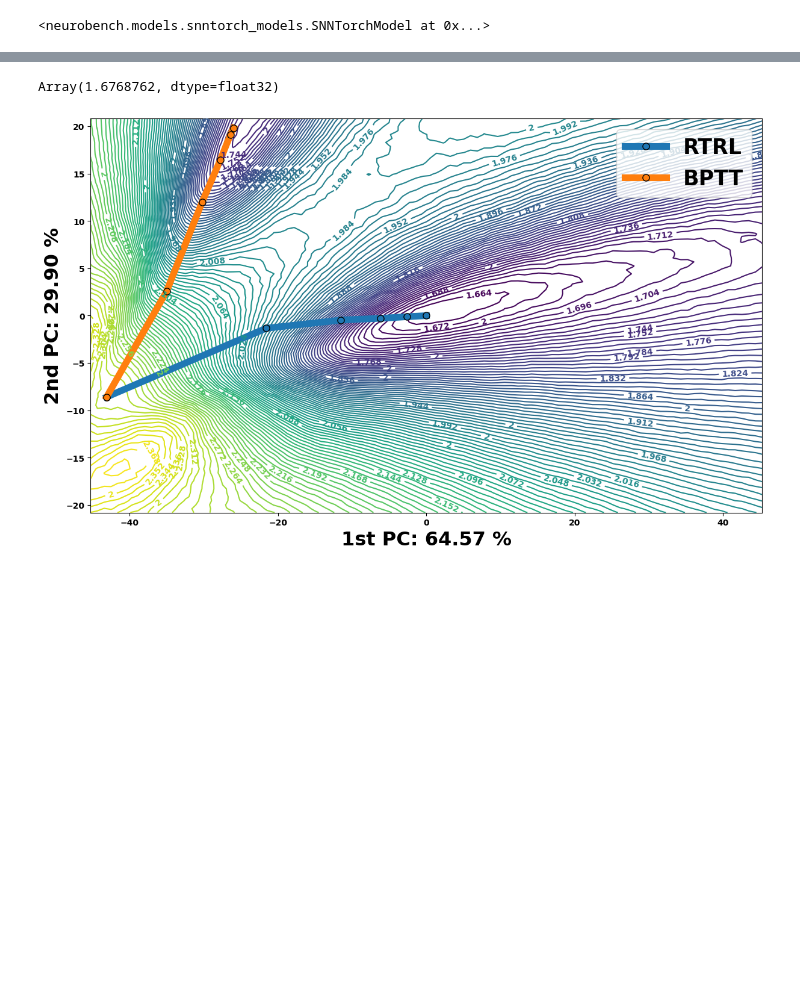
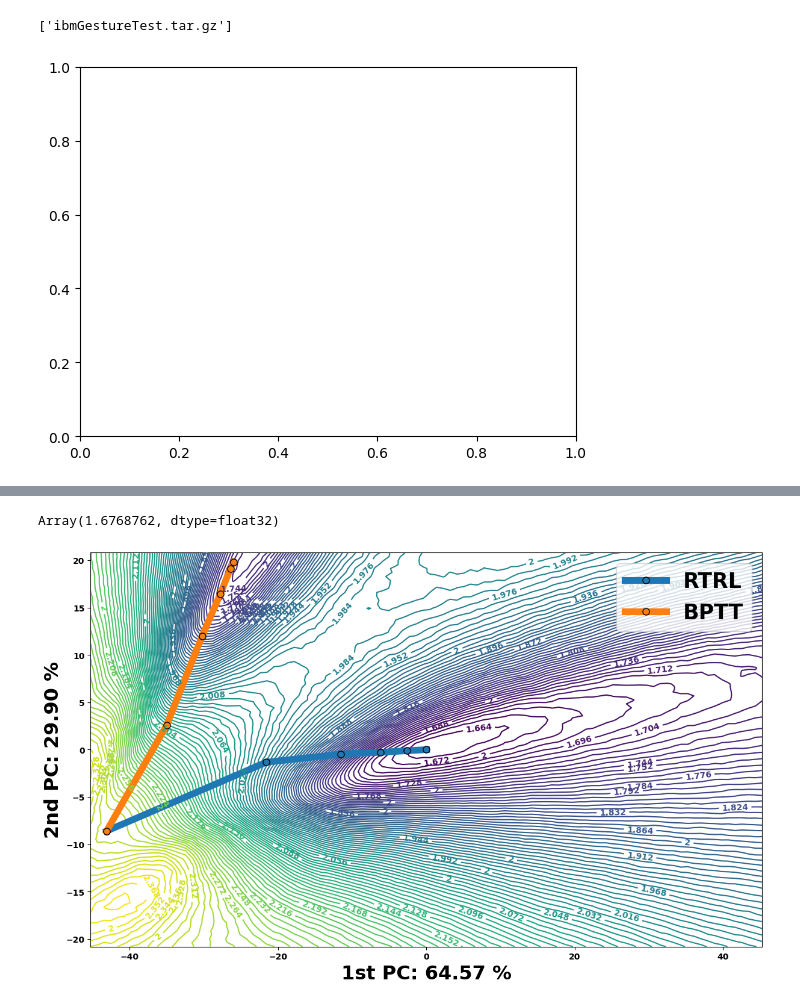
Before and after one commit to Intelligent-Microsystems-Lab/slax, a Jupyter notebook: neurobench/neurobench_compat_dev.ipynb, the cells around one changed output, grey strips where cells are left out. Saved outputs shown, nothing was run; the diff lists cells and outputs as text; code cells hidden in the pictures; blank space fills up the shorter version.

```diff
--- a/neurobench/neurobench_compat_dev.ipynb
+++ b/neurobench/neurobench_compat_dev.ipynb
@@ -22,9 +25,16 @@ from neurobench.datasets import DVSGesture
 from neurobench.models import SNNTorchModel
 from neurobench.benchmarks import Benchmark
 from neurobench.postprocessing.postprocessor import aggregate,choose_max_count
+# %%
+import os
+os.listdir('../../data/dvs_gesture/DVSGesture/DVSGesture')
+# %% [output]
+['ibmGestureTest.tar.gz']
 # %%
-test_set = DVSGesture("../data/dvs_gesture/", split="testing", preprocessing="stack")
+test_set = DVSGesture("../../tonic_data/dvs_gesture", split="testing", preprocessing="stack")
 test_set_loader = DataLoader(test_set, batch_size=16, shuffle=True,drop_last=True)
+# %% [output]
+[figure, added]
 # %%
 class SNN(tnn.Module):
 	def __init__(self):
@@ -39,8 +49,4 @@ class SNN(tnn.Module):
 net = SNN()
 # %%
 model = SNNTorchModel(net)
-# %%
-model
-# %% [output]
-<neurobench.models.snntorch_models.SNNTorchModel at 0x...>
 # %%
```
Also changed, not shown: parts of 17 cells of this notebook, 8 other files.
